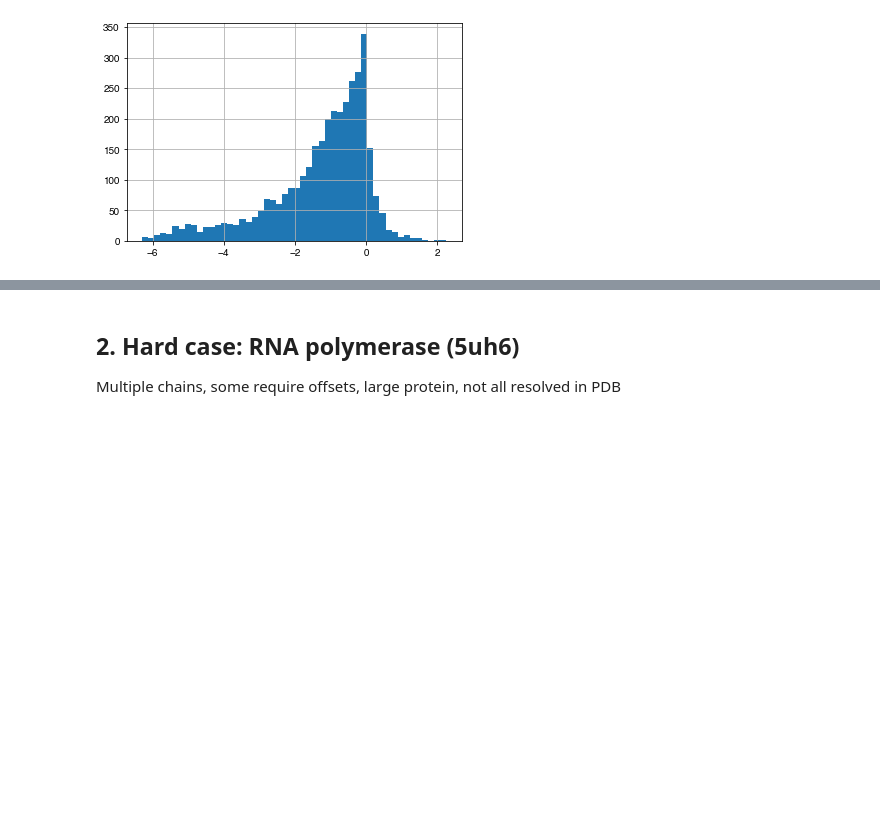
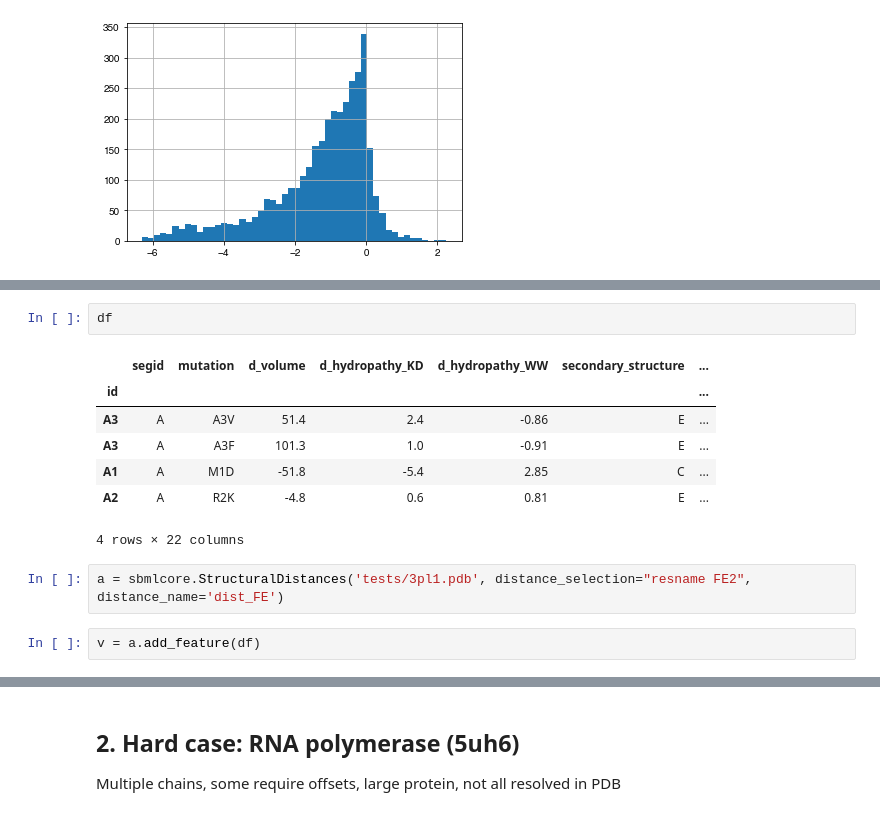
Before and after one commit to fowler-lab/sbmlcore, a Jupyter notebook: walkthrough.ipynb, the cells around one changed output, grey strips where cells are left out. Cells and saved outputs as stored; diff of their text form; blank space fills up the shorter version.

```diff
--- a/walkthrough.ipynb
+++ b/walkthrough.ipynb
@@ -74,0 +102,14 @@ a.results.deep_ddG.hist(bins=50)
+# %%
+df
+# %% [output]
+|  | segid | mutation | d_volume | d_hydropathy_KD | d_hydropathy_WW | secondary_structure | ... |
+| id |  |  |  |  |  |  | ... |
+| A3 | A | A3V | 51.4 | 2.4 | -0.86 | E | ... |
+| A3 | A | A3F | 101.3 | 1.0 | -0.91 | E | ... |
+| A1 | A | M1D | -51.8 | -5.4 | 2.85 | C | ... |
+| A2 | A | R2K | -4.8 | 0.6 | 0.81 | E | ... |
+4 rows × 22 columns
+# %%
+a = sbmlcore.StructuralDistances('tests/3pl1.pdb', distance_selection="resname FE2", distance_name='dist_FE')
+# %%
+v = a.add_feature(df)
```
Also changed, not shown: parts of 5 cells of this notebook, 2 other files.
